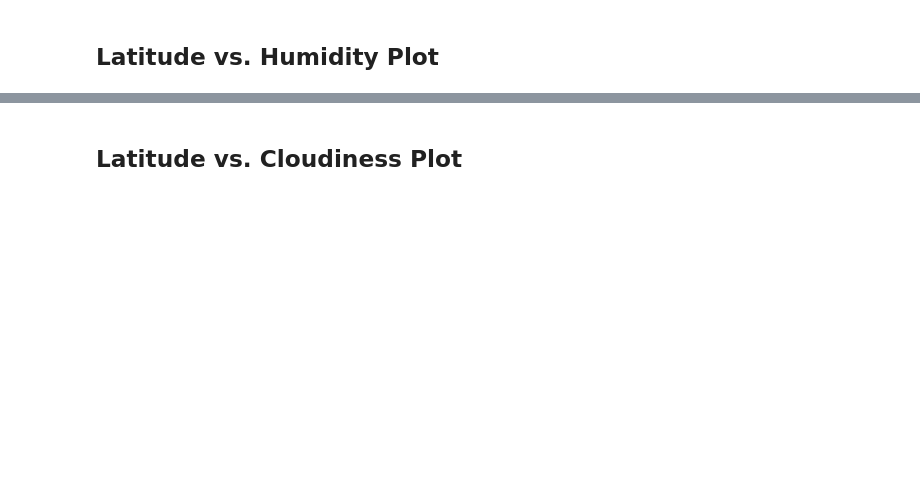
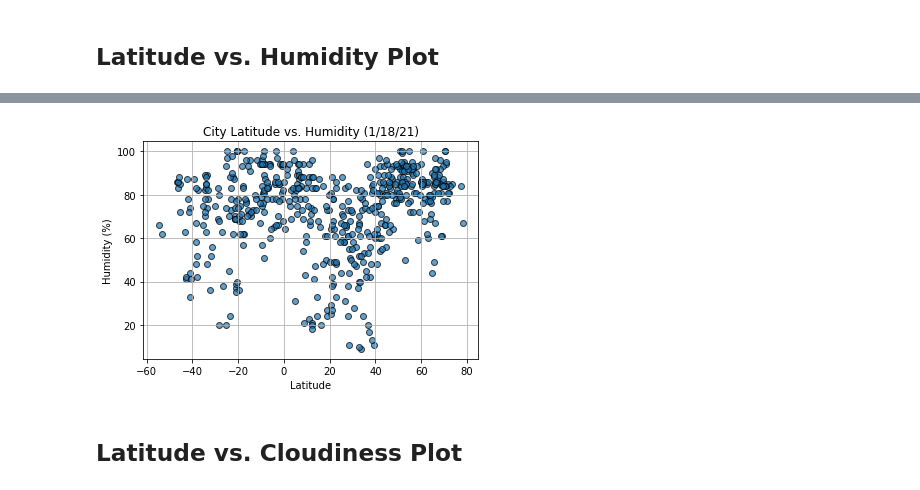
Before and after one commit to GregJP/python-api-challenge, a Jupyter notebook: WeatherPy.ipynb, the cells around one changed output, grey strips where cells are left out. Drawn from its saved outputs; the diff is of its cells as text; code cells hidden in the pictures; blank space fills up the shorter version.

```diff
--- a/WeatherPy.ipynb
+++ b/WeatherPy.ipynb
@@ -180,2 +173,17 @@ Int64Index([], dtype='int64')
+# %%
+# Converting columns to lists for plotting datapoints (already have latitude)
+city_humidity = weather_data["Humidity"].to_list()
+
+# Plotting
+plt.scatter(city_lat,city_humidity,facecolors="tab:blue",edgecolors="black",alpha=0.7)
+plt.grid()
+plt.title("City Latitude vs. Humidity (1/18/21)")
+plt.xlabel("Latitude")
+plt.ylabel("Humidity (%)")
+
+# Saving figure
+plt.savefig("figures/latvshumid.png")
+# %% [output]
+[figure, added]
 # %% [markdown]
 ## Latitude vs. Cloudiness Plot
```
Also changed, not shown: parts of 14 cells of this notebook, 5 other files.
